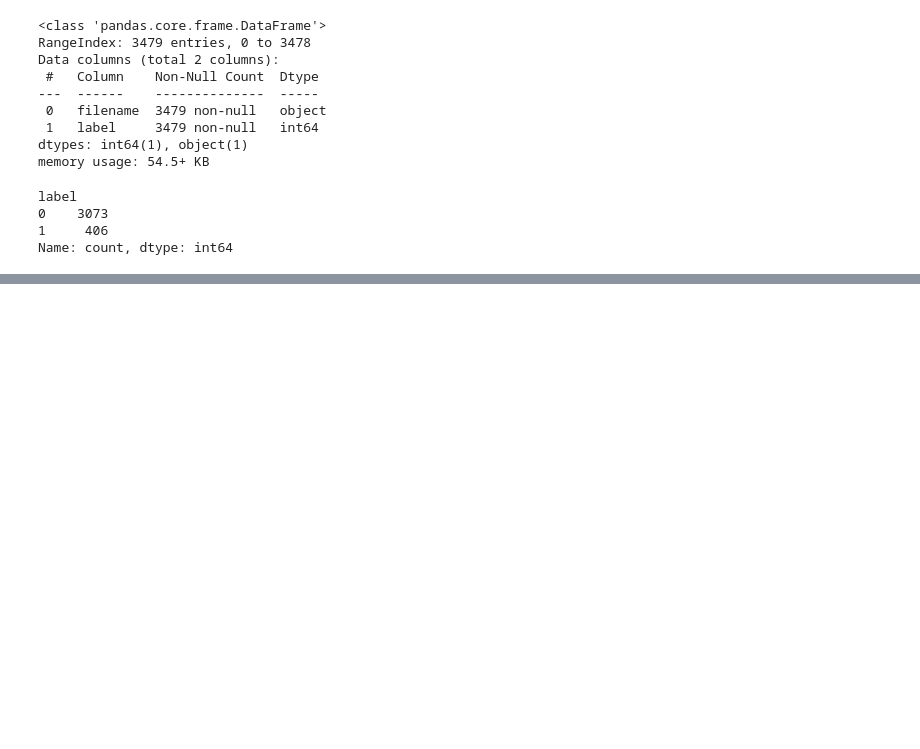
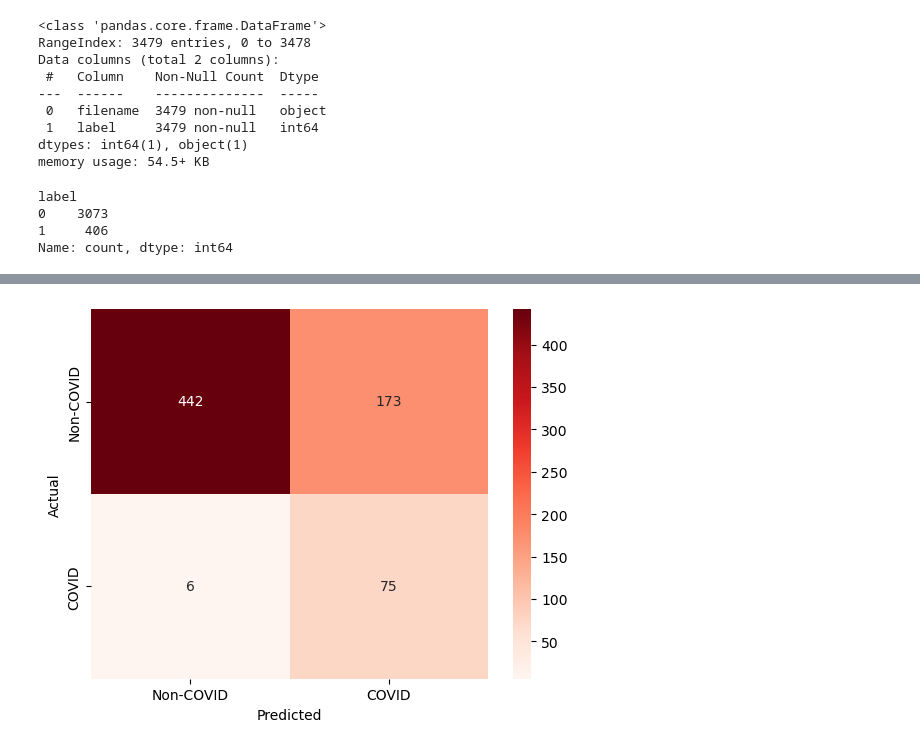
Before and after one commit to med-hargoug/CNN-COVID-DETECTION, a Jupyter notebook: Untitled.ipynb, the cells around one changed output, grey strips where cells are left out. Saved outputs shown, nothing was run; the diff lists cells and outputs as text; code cells hidden in the pictures; blank space fills up the shorter version.

```diff
--- a/Untitled.ipynb
+++ b/Untitled.ipynb
@@ -70,0 +182,8 @@ Name: count, dtype: int64
+# %%
+class_weights_array = compute_class_weight(
+    class_weight='balanced',
+    classes=np.unique(y_train),
+    y=y_train
+)
+class_weights = dict(enumerate(class_weights_array))
+print("Class weights:", class_weights)
@@ -70,0 +290,3 @@ Name: count, dtype: int64
+# %%
+pred = (ann.predict(X_test) > 0.5).astype(int).flatten()
+print(classification_report(y_test, pred, target_names=['Non-COVID', 'COVID']))
@@ -70,0 +303,10 @@ Name: count, dtype: int64
+# %%
+cm = tf.math.confusion_matrix(labels=y_test, predictions=pred)
+sns.heatmap(cm, annot=True, fmt='d', cmap='Reds',
+            xticklabels=['Non-COVID', 'COVID'],
+            yticklabels=['Non-COVID', 'COVID'])
+plt.xlabel('Predicted')
+plt.ylabel('Actual')
+plt.show()
+# %% [output]
+[figure, added]
```
Also changed, not shown: parts of 27 cells of this notebook.
